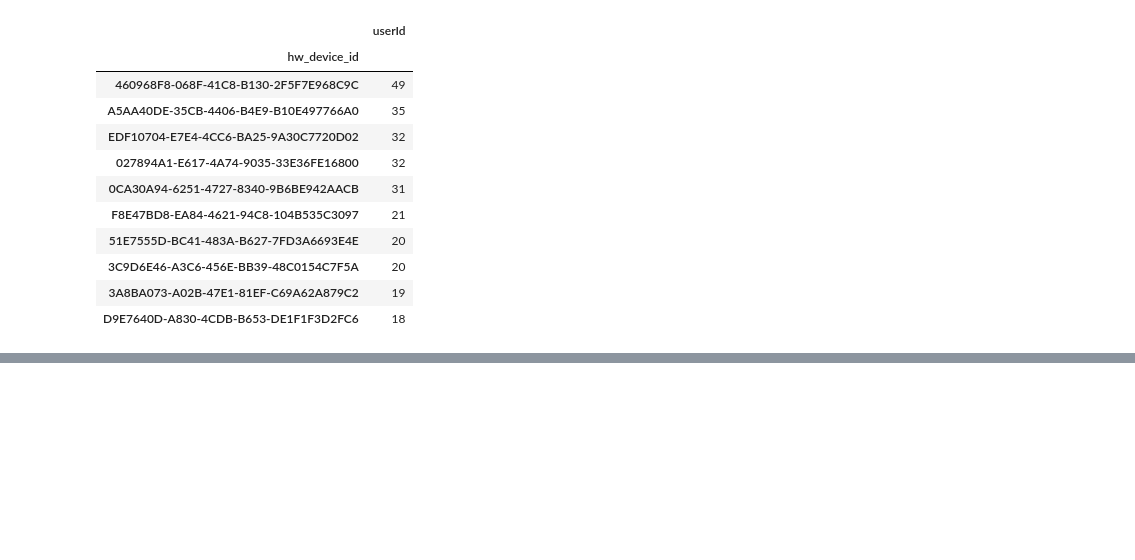
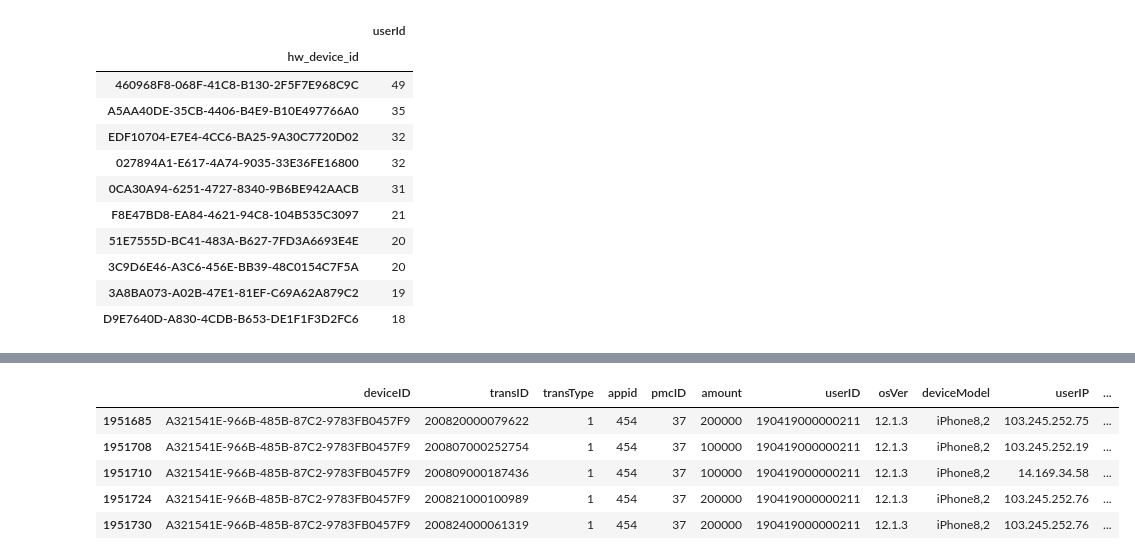
Before and after one commit to anthonyhungnguyen/internship, a Jupyter notebook: module-4-final/data/UsersDevices.ipynb, the cells around one changed output, grey strips where cells are left out. Saved outputs shown, nothing was run; the diff lists cells and outputs as text; code cells hidden in the pictures; blank space fills up the shorter version.

```diff
--- a/module-4-final/data/UsersDevices.ipynb
+++ b/module-4-final/data/UsersDevices.ipynb
@@ -221,0 +391,10 @@ df.groupby('hw_device_id').agg({'userId': lambda x: len(set(x))}).sort_values('u
+# %%
+amount_temp = joined_df[joined_df['deviceID'] == 'A321541E-966B-485B-87C2-9783FB0457F9' & joined_df['transType']]
+amount_temp.head()
+# %% [output]
+|  | deviceID | transID | transType | appid | pmcID | amount | userID | osVer | deviceModel | userIP | ... |
+| 1951685 | A321541E-966B-485B-87C2-9783FB0457F9 | 200820000079622 | 1 | 454 | 37 | 200000 | 190419000000211 | 12.1.3 | iPhone8,2 | 103.245.252.75 | ... |
+| 1951708 | A321541E-966B-485B-87C2-9783FB0457F9 | 200807000252754 | 1 | 454 | 37 | 100000 | 190419000000211 | 12.1.3 | iPhone8,2 | 103.245.252.19 | ... |
+| 1951710 | A321541E-966B-485B-87C2-9783FB0457F9 | 200809000187436 | 1 | 454 | 37 | 100000 | 190419000000211 | 12.1.3 | iPhone8,2 | 14.169.34.58 | ... |
+| 1951724 | A321541E-966B-485B-87C2-9783FB0457F9 | 200821000100989 | 1 | 454 | 37 | 200000 | 190419000000211 | 12.1.3 | iPhone8,2 | 103.245.252.76 | ... |
+| 1951730 | A321541E-966B-485B-87C2-9783FB0457F9 | 200824000061319 | 1 | 454 | 37 | 200000 | 190419000000211 | 12.1.3 | iPhone8,2 | 103.245.252.76 | ... |
```
Also changed, not shown: parts of 29 cells of this notebook, 17 other files.
